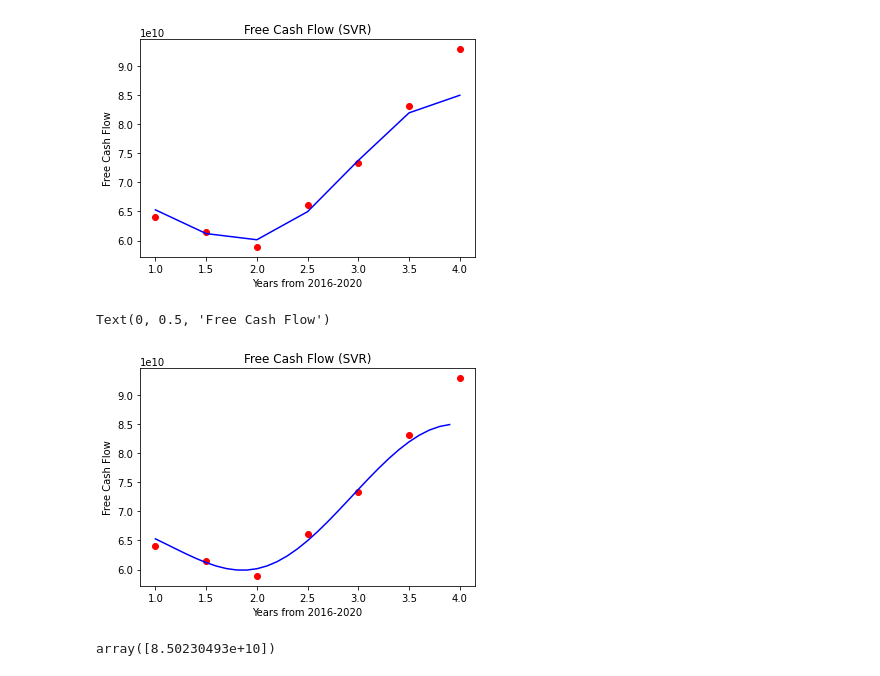
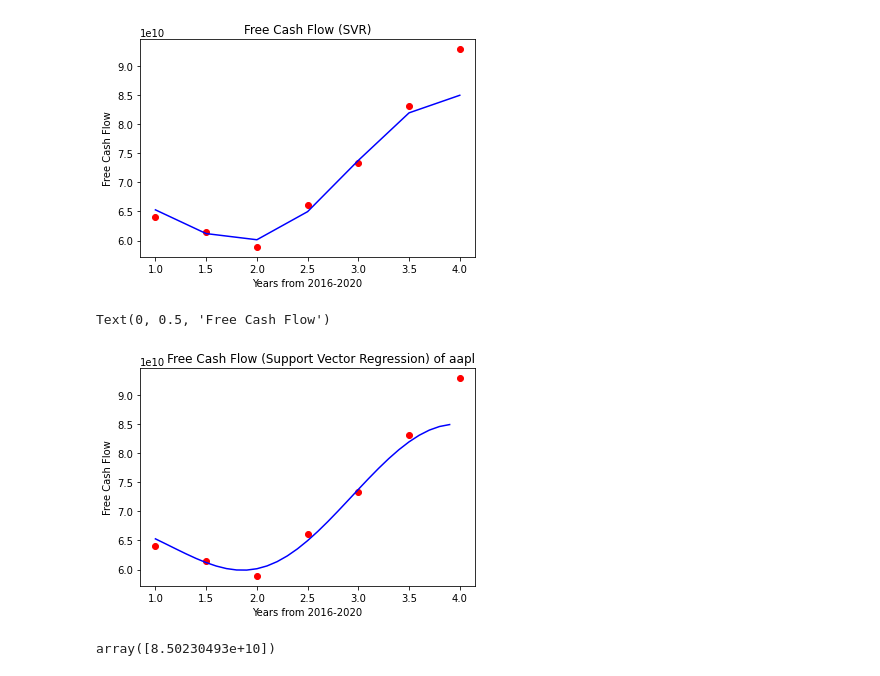
Before and after one commit to sparikh099/Long-Term-Analysis-of-Stocks-using-the-DCF-Model, a Jupyter notebook: dcfModelUsingRegressionModeling.ipynb, the cells around one changed output. Saved outputs shown, nothing was run; the diff lists cells and outputs as text; code cells hidden in the pictures.

```diff
--- a/dcfModelUsingRegressionModeling.ipynb
+++ b/dcfModelUsingRegressionModeling.ipynb
@@ -9,5 +9,5 @@ counter = int(1)
 # %%
-ticker = "AAPL"
+ticker = "aapl"
 cashflow = yf.Ticker(ticker).cashflow
 cashflow
 # %% [output]
@@ -95,14 +135,14 @@ Text(0, 0.5, 'Free Cash Flow')
 # %%
 X_grid = np.arange(min(sc_X.inverse_transform(X)), max(sc_X.inverse_transform(X)), 0.1)
 X_grid = X_grid.reshape((len(X_grid), 1))
 fig = plt.scatter(sc_X.inverse_transform(X),sc_y.inverse_transform(y),color = 'red')
 fig = plt.plot(X_grid, sc_y.inverse_transform(regressor.predict(sc_X.transform(X_grid))), color = 'blue')
-plt.title('Free Cash Flow (SVR)')
+plt.title('       Free Cash Flow (Support Vector Regression) of '+ ticker)
 plt.xlabel('Years from 2016-2020')
 plt.ylabel('Free Cash Flow')
 # %% [output]
 Text(0, 0.5, 'Free Cash Flow')
-[figure, old version]
+[figure, new version]
 # %%
 sc_y.inverse_transform(regressor.predict(sc_X.transform([[4]])))
 # %% [output]
```
Also changed, not shown: parts of 13 cells of this notebook.
